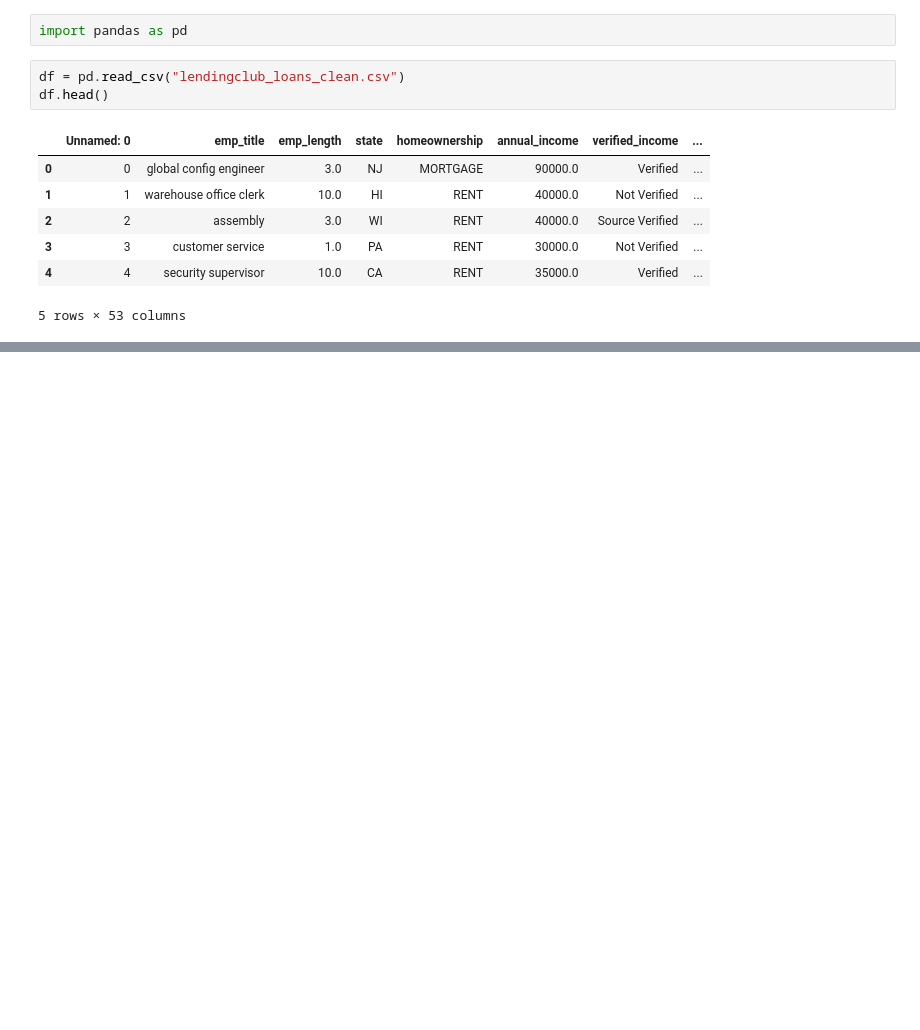
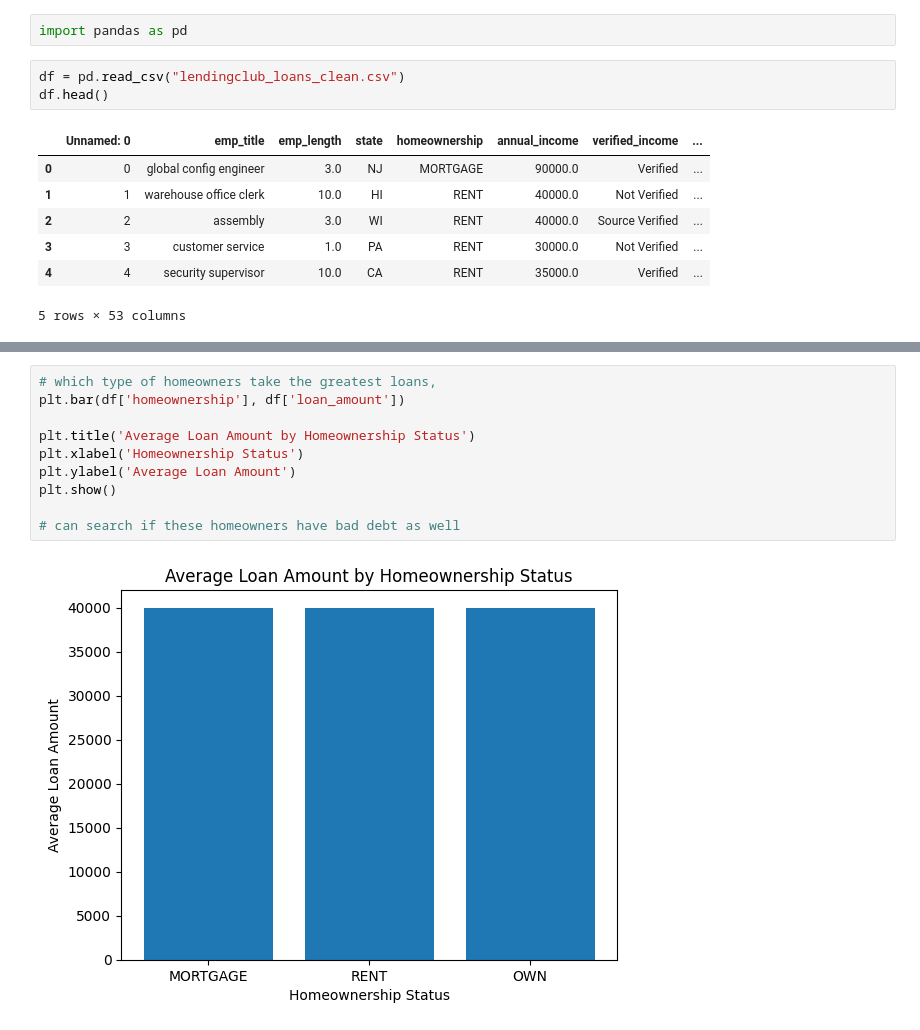
Before and after one commit to samiasondha/FTI-finance-research, a Jupyter notebook: Samia_Sondha_FTI_reserach_project.ipynb, the cells around one changed output, grey strips where cells are left out. Saved outputs shown, nothing was run; the diff lists cells and outputs as text; blank space fills up the shorter version.

```diff
--- a/Samia_Sondha_FTI_reserach_project.ipynb
+++ b/Samia_Sondha_FTI_reserach_project.ipynb
@@ -15,0 +351,12 @@ df.head()
+# %%
+# which type of homeowners take the greatest loans,
+plt.bar(df['homeownership'], df['loan_amount'])
+
+plt.title('Average Loan Amount by Homeownership Status')
+plt.xlabel('Homeownership Status')
+plt.ylabel('Average Loan Amount')
+plt.show()
+
+# can search if these homeowners have bad debt as well
+# %% [output]
+[figure, added]
```
Also changed, not shown: parts of 24 cells of this notebook.
